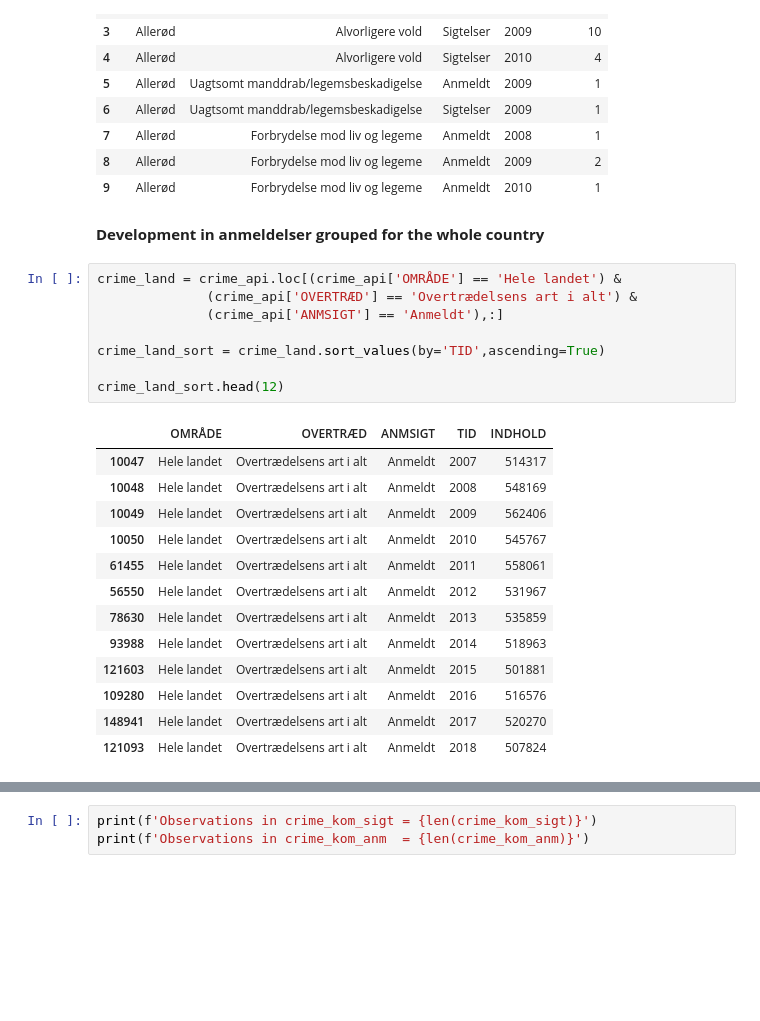
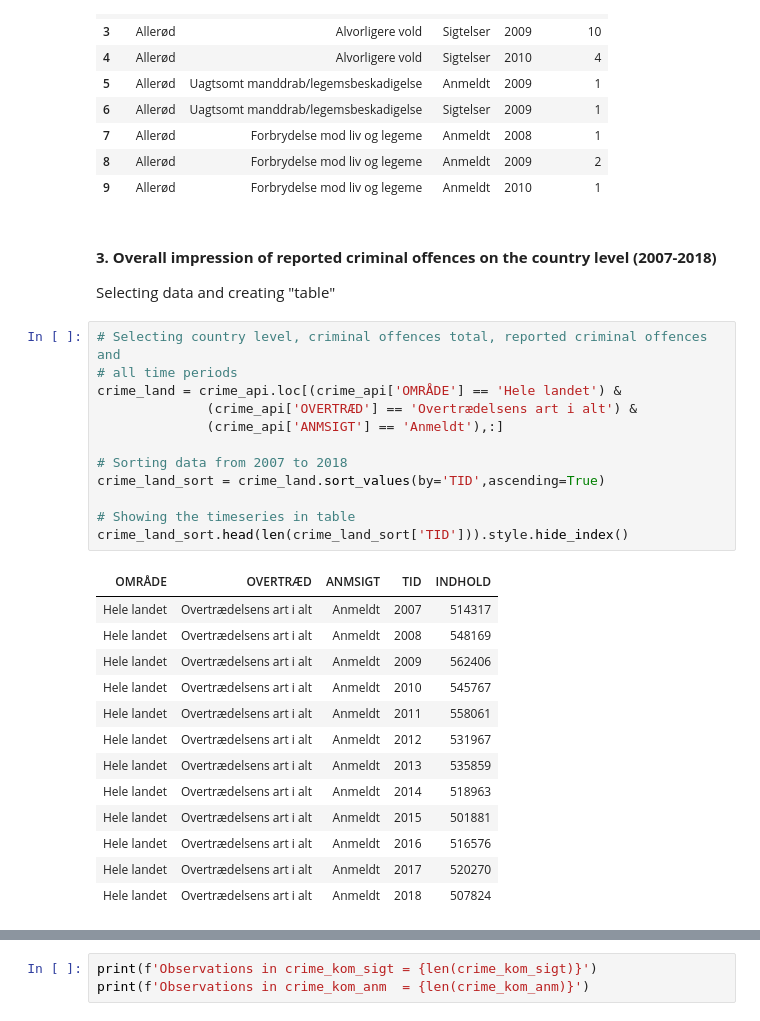
Before and after one commit to NumEconCopenhagen/projects-2019-cl, a Jupyter notebook: dataproject/dataproject/Assignment.ipynb, the cells around one changed output, grey strips where cells are left out. Drawn from its saved outputs; the diff is of its cells as text; blank space fills up the shorter version.

```diff
--- a/dataproject/dataproject/Assignment.ipynb
+++ b/dataproject/dataproject/Assignment.ipynb
@@ -75,27 +75,32 @@ crime_api.head(10)
 | 7 | Allerød | Forbrydelse mod liv og legeme | Anmeldt | 2008 | 1 |
 | 8 | Allerød | Forbrydelse mod liv og legeme | Anmeldt | 2009 | 2 |
 | 9 | Allerød | Forbrydelse mod liv og legeme | Anmeldt | 2010 | 1 |
-# %% [markdown]
-**Development in anmeldelser grouped for the whole country**
+# %% [markdown]
+#### **3. Overall impression of reported criminal offences on the country level (2007-2018)**
+Selecting data and creating "table"
 # %%
+# Selecting country level, criminal offences total, reported criminal offences and
+# all time periods
 crime_land = crime_api.loc[(crime_api['OMRÅDE'] == 'Hele landet') &
               (crime_api['OVERTRÆD'] == 'Overtrædelsens art i alt') &
               (crime_api['ANMSIGT'] == 'Anmeldt'),:]
 
+# Sorting data from 2007 to 2018
 crime_land_sort = crime_land.sort_values(by='TID',ascending=True)
 
-crime_land_sort.head(12)
+# Showing the timeseries in table
+crime_land_sort.head(len(crime_land_sort['TID'])).style.hide_index()
 # %% [output]
-|  | OMRÅDE | OVERTRÆD | ANMSIGT | TID | INDHOLD |
-| 10047 | Hele landet | Overtrædelsens art i alt | Anmeldt | 2007 | 514317 |
-| 10048 | Hele landet | Overtrædelsens art i alt | Anmeldt | 2008 | 548169 |
-| 10049 | Hele landet | Overtrædelsens art i alt | Anmeldt | 2009 | 562406 |
-| 10050 | Hele landet | Overtrædelsens art i alt | Anmeldt | 2010 | 545767 |
-| 61455 | Hele landet | Overtrædelsens art i alt | Anmeldt | 2011 | 558061 |
-| 56550 | Hele landet | Overtrædelsens art i alt | Anmeldt | 2012 | 531967 |
-| 78630 | Hele landet | Overtrædelsens art i alt | Anmeldt | 2013 | 535859 |
-| 93988 | Hele landet | Overtrædelsens art i alt | Anmeldt | 2014 | 518963 |
-| 121603 | Hele landet | Overtrædelsens art i alt | Anmeldt | 2015 | 501881 |
-| 109280 | Hele landet | Overtrædelsens art i alt | Anmeldt | 2016 | 516576 |
-| 148941 | Hele landet | Overtrædelsens art i alt | Anmeldt | 2017 | 520270 |
-| 121093 | Hele landet | Overtrædelsens art i alt | Anmeldt | 2018 | 507824 |
+| OMRÅDE | OVERTRÆD | ANMSIGT | TID | INDHOLD |
+| Hele landet | Overtrædelsens art i alt | Anmeldt | 2007 | 514317 |
+| Hele landet | Overtrædelsens art i alt | Anmeldt | 2008 | 548169 |
+| Hele landet | Overtrædelsens art i alt | Anmeldt | 2009 | 562406 |
+| Hele landet | Overtrædelsens art i alt | Anmeldt | 2010 | 545767 |
+| Hele landet | Overtrædelsens art i alt | Anmeldt | 2011 | 558061 |
+| Hele landet | Overtrædelsens art i alt | Anmeldt | 2012 | 531967 |
+| Hele landet | Overtrædelsens art i alt | Anmeldt | 2013 | 535859 |
+| Hele landet | Overtrædelsens art i alt | Anmeldt | 2014 | 518963 |
+| Hele landet | Overtrædelsens art i alt | Anmeldt | 2015 | 501881 |
+| Hele landet | Overtrædelsens art i alt | Anmeldt | 2016 | 516576 |
+| Hele landet | Overtrædelsens art i alt | Anmeldt | 2017 | 520270 |
+| Hele landet | Overtrædelsens art i alt | Anmeldt | 2018 | 507824 |
```
Also changed, not shown: parts of 60 cells of this notebook.
